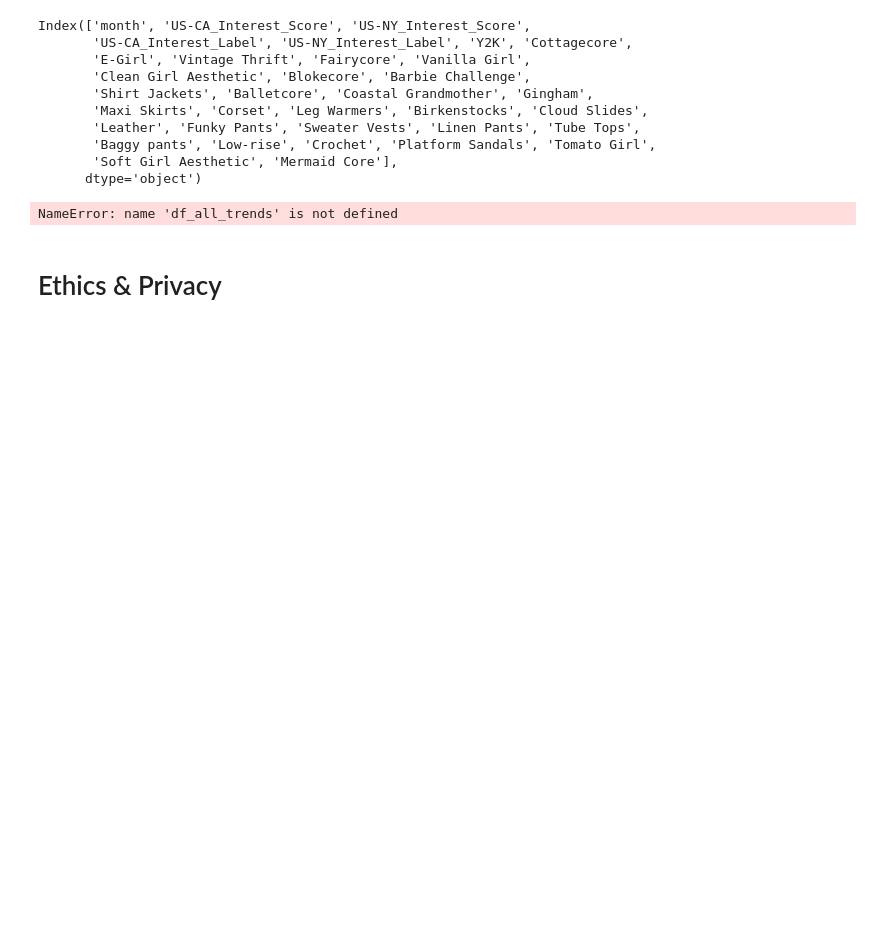
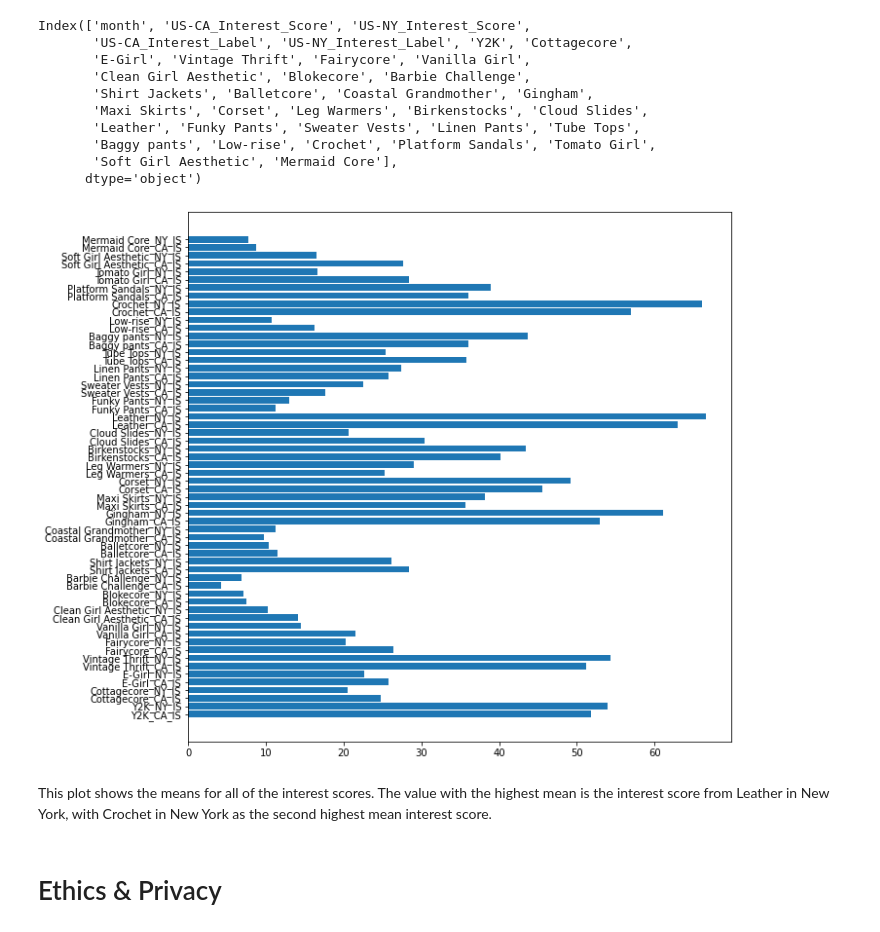
Before and after one commit to COGS108/Group011_WI24, a Jupyter notebook: DataCheckpoint_Group011_WI24.ipynb, the cells around one changed output. Cells and saved outputs as stored; diff of their text form; code cells hidden in the pictures; blank space fills up the shorter version.

Commit message:
add mean plot

```diff
--- a/DataCheckpoint_Group011_WI24.ipynb
+++ b/DataCheckpoint_Group011_WI24.ipynb
@@ -666,10 +666,32 @@ Index(['month', 'US-CA_Interest_Score', 'US-NY_Interest_Score',
        'Baggy pants', 'Low-rise', 'Crochet', 'Platform Sandals', 'Tomato Girl',
        'Soft Girl Aesthetic', 'Mermaid Core'],
       dtype='object')
-# %%
-df_all_trends.describe()
-# %% [output]
-NameError: name 'df_all_trends' is not defined
+# %%
+trend_list = df_all_trends.columns[5:]
+ca_is_name = trend_list[0]+"_CA_IS"
+ny_is_name = trend_list[0]+"_NY_IS"
+df_describe = df_all_trends[df_all_trends[trend_list[0]] == 1].loc[:,"US-CA_Interest_Score"].describe().to_frame(name=ca_is_name)
+df_describe = df_describe.assign(ny_is_name = df_all_trends[df_all_trends[trend_list[0]] == 1].loc[:,"US-NY_Interest_Score"].describe())
+df_describe = df_describe.rename(columns={"ny_is_name": ny_is_name})
+all_details_trend_list = [ca_is_name, ny_is_name]
+
+for idx in range(1, len(trend_list)):
+    ca_is_name = trend_list[idx]+"_CA_IS"
+    ny_is_name = trend_list[idx]+"_NY_IS"
+    df_describe = df_describe.assign(ca_is_name = df_all_trends[df_all_trends[trend_list[idx]] == 1].loc[:,"US-CA_Interest_Score"].describe())
+    df_describe = df_describe.assign(ny_is_name = df_all_trends[df_all_trends[trend_list[idx]] == 1].loc[:,"US-NY_Interest_Score"].describe())
+    df_describe = df_describe.rename(columns={"ca_is_name": ca_is_name, "ny_is_name": ny_is_name})
+    all_details_trend_list.append(ca_is_name)
+    all_details_trend_list.append(ny_is_name)
+
+plt.figure(figsize=(10,10))
+plt.barh(all_details_trend_list, df_describe.loc["mean",:])
+plt.show()
+# %% [output]
+[figure, added]
+# %% [markdown]
+This plot shows the means for all of the interest scores.
+The value with the highest mean is the interest score from Leather in New York, with Crochet in New York as the second highest mean interest score.
 # %% [markdown]
 # Ethics & Privacy
 # %% [markdown]
```
Also changed, not shown: parts of 7 cells of this notebook.
